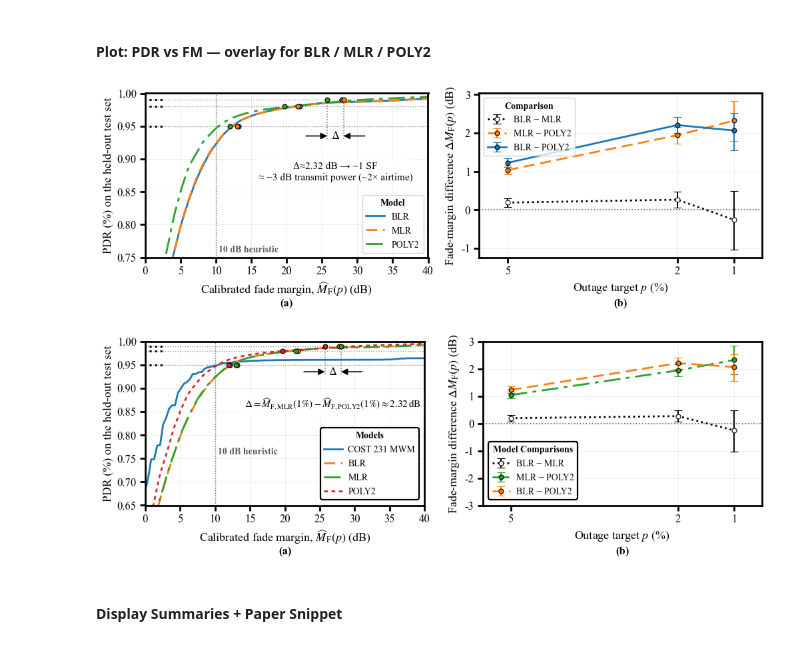
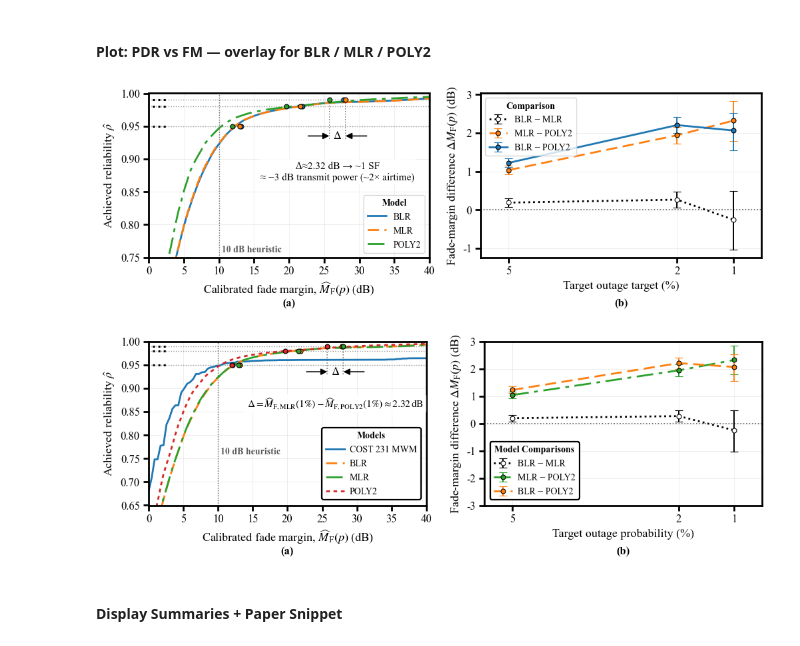
Before and after one commit to nahshonmokua/LoRaWAN-Indoor-PL-parametrics, a Jupyter notebook: 06_FADE MARGIN ANALYSIS.ipynb, the cells around one changed output. Saved outputs shown, nothing was run; the diff lists cells and outputs as text; code cells hidden in the pictures.

Commit message:
Target outage probability (%)  plot adjusting

```diff
--- a/06_FADE MARGIN ANALYSIS.ipynb
+++ b/06_FADE MARGIN ANALYSIS.ipynb
@@ -481,7 +481,7 @@ for fam, eps_test in test_residuals.items():
         validation_rows.append({
             "model": fam, "p_target": p,
             "FM_used": FM, "FM_lo": r["fm_sel_lo"], "FM_hi": r["fm_sel_hi"],
-            "achieved_outage": phat, "achieved_PDR": 1.0 - phat,
+            "achieved_outage": phat, "achieved_reliability": 1.0 - phat,
             "estimator": r["selected"]
         })
     # Heuristic baseline
@@ -489,7 +489,7 @@ for fam, eps_test in test_residuals.items():
     validation_rows.append({
         "model": fam, "p_target": None,
         "FM_used": HEURISTIC_FM_DB, "FM_lo": np.nan, "FM_hi": np.nan,
-        "achieved_outage": ph, "achieved_PDR": 1.0 - ph,
+        "achieved_outage": ph, "achieved_reliability": 1.0 - ph,
         "estimator": f"Heuristic ({HEURISTIC_FM_DB} dB)"
     })
 
@@ -679,7 +679,7 @@ if (row_poly is not None) and (row_mlr is not None):
     )
 
 axA.set_xlabel(r"Calibrated fade margin, $\widehat{M}_{\mathrm{F}}(p)$ (dB)", fontsize=13)
-axA.set_ylabel("PDR (%) on the held-out test set", fontsize=13)
+axA.set_ylabel(r"Achieved reliability $\hat{\rho}$", fontsize=13)
 axA.set_xlim(0.0, 40)
 axA.set_ylim(0.75, 1.0)
 axA.tick_params(axis="both", labelsize=12)
@@ -741,36 +741,36 @@ for A, B, label in comparisons:
         try:
             eb.lines[0].set_dashes(dashes)
         except Exception:
             pass
 
 axB.axhline(0.0, linestyle=":", linewidth=1.2, color="0.35", zorder=1)
 
 xt = [p * 100.0 for p in P_GRID_DEC]
 axB.set_xticks(xt)
 axB.set_xlim(max(xt) + 0.5, min(xt) - 0.5)
 
-axB.set_xlabel("Outage target $p$ (%)", fontsize=13)
+axB.set_xlabel("Target outage probability (%)", fontsize=13)
 axB.set_ylabel(r"Fade-margin difference $\Delta M_{\mathrm{F}}(p)$ (dB)", fontsize=13)
 axB.tick_params(axis="both", labelsize=12)
 axB.grid(True, which="both", linewidth=0.5, alpha=0.3, zorder=0)
 
 axB.legend( title="Comparison", loc="upper left", title_fontproperties={"weight": "bold"}, frameon=True)
 
 axB.text(0.5, -0.25, "(b)", transform=axB.transAxes, ha="center", va="top", fontsize=12, fontweight="bold")
 
 # frame
 for ax in (axA, axB):
     for spine in ax.spines.values():
         spine.set_visible(True)
         spine.set_linewidth(2)
         spine.set_edgecolor("black")
     ax.tick_params(which="both", width=2, length=6)
 
 plt.tight_layout()
-plt.savefig("Data+Files+Plots+etc/pdr_fm_with_delta_savings.png", dpi=2000)
+plt.savefig("Data+Files+Plots+etc/rho_fm_with_delta_savings.png", dpi=2000)
 plt.show()
 # %% [output]
-[figure, old version]
+[figure, new version]
 # %%
 # Plot of the two key analyses combined into one figure:
 # (a) Held-out PDR vs fade margin (FM) + calibrated points/CI + Δ callout
@@ -934,7 +934,7 @@ if (row_poly is not None) and (row_mlr is not None):
 
 
 axA.set_xlabel(r"Calibrated fade margin, $\widehat{M}_{\mathrm{F}}(p)$ (dB)", fontsize=13)
-axA.set_ylabel("PDR (%) on the held-out test set", fontsize=13)
+axA.set_ylabel(r"Achieved reliability $\hat{\rho}$", fontsize=13)
 axA.set_xlim(0.0, 40)
 axA.set_ylim(0.65, 1.0)
 axA.tick_params(axis="both", labelsize=12)
@@ -1017,7 +1017,7 @@ xt = [p * 100.0 for p in P_GRID_DEC]
 axB.set_xticks(xt)
 axB.set_xlim(max(xt) + 0.5, min(xt) - 0.5)
 axB.set_ylim(-3.0, 3.0)
-axB.set_xlabel("Outage target $p$ (%)", fontsize=13)
+axB.set_xlabel("Target outage probability (%)", fontsize=13)
 axB.set_ylabel(r"Fade-margin difference $\Delta M_{\mathrm{F}}(p)$ (dB)", fontsize=13)
 axB.tick_params(axis="both", labelsize=12)
 axB.grid(True, which="both", linewidth=0.5, alpha=0.3, zorder=0)
@@ -1049,10 +1049,10 @@ for ax in (axA, axB):
     ax.tick_params(which="both", width=2, length=6)
 
 plt.tight_layout()
-plt.savefig("Data+Files+Plots+etc/pdr_fm_with_delta_savings.png", dpi=2000)
+plt.savefig("Data+Files+Plots+etc/rho_fm_with_delta_savings.png", dpi=2000)
 plt.show()
 # %% [output]
-[figure, old version]
+[figure, new version]
 # %% [markdown]
 #### Display Summaries + Paper Snippet
 # %%
```
Also changed, not shown: parts of 2 cells of this notebook.
